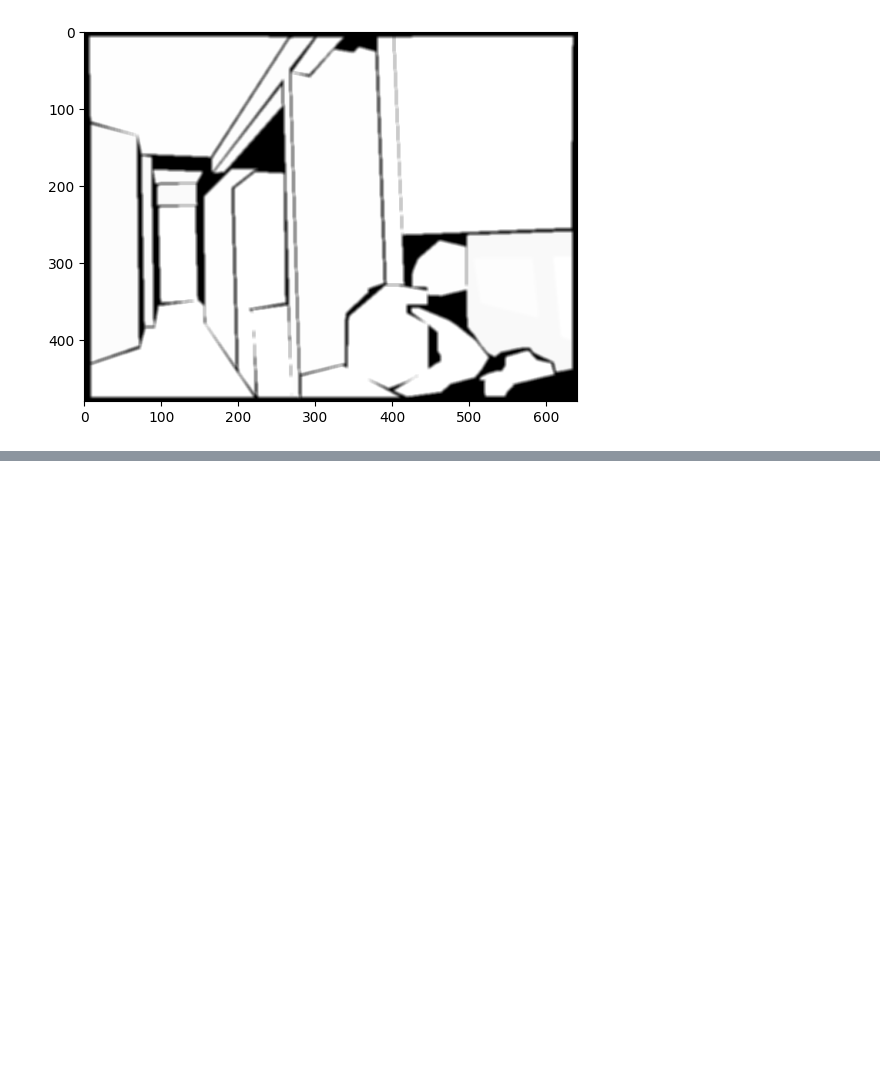
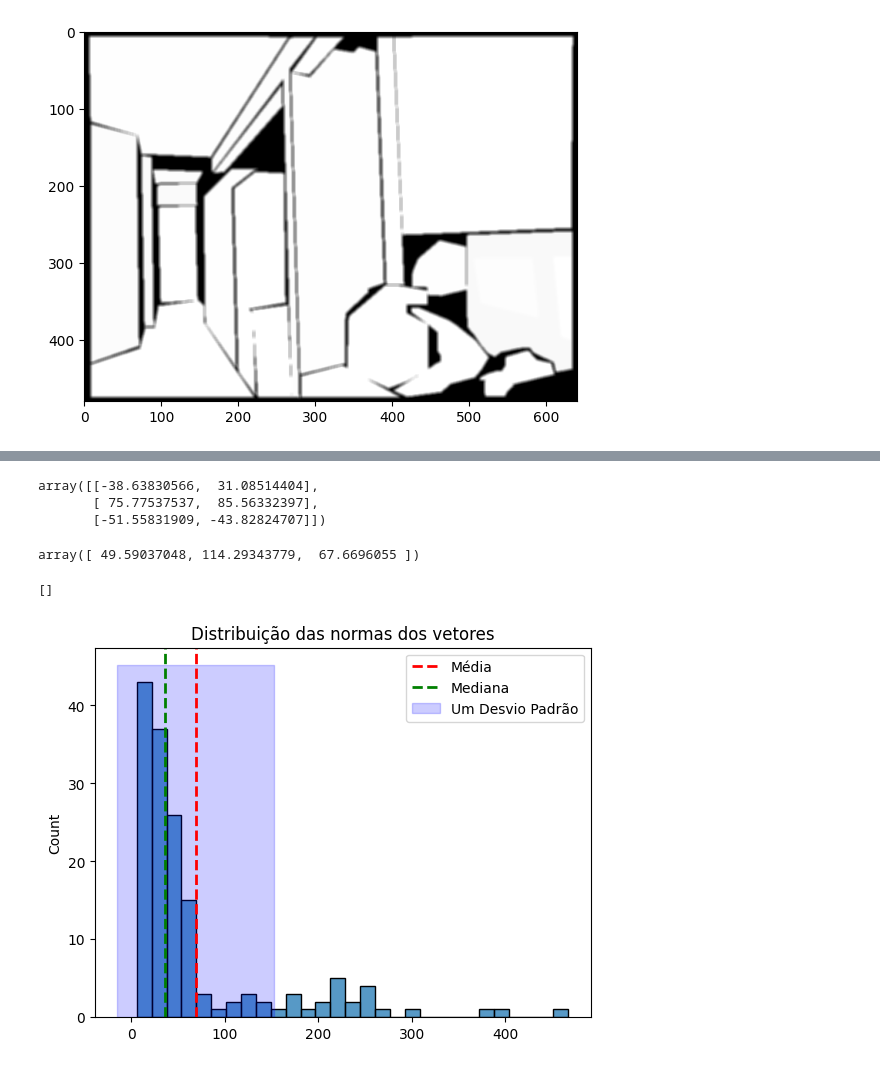
Before and after one commit to Bissiatti/my-tcc, a Jupyter notebook: seleciona_arestas.ipynb, the cells around one changed output, grey strips where cells are left out. Saved outputs shown, nothing was run; the diff lists cells and outputs as text; code cells hidden in the pictures; blank space fills up the shorter version.

```diff
--- a/seleciona_arestas.ipynb
+++ b/seleciona_arestas.ipynb
@@ -197,0 +227,46 @@ True
+# %%
+# calculate norm of lines
+
+vectors = np.zeros([lines.shape[0],2])
+
+vectors[:,0] = lines[:,2] - lines[:,0]
+
+vectors[:,1] = lines[:,1] - lines[:,3]
+
+vectors[0:3]
+# %% [output]
+array([[-38.63830566,  31.08514404],
+       [ 75.77537537,  85.56332397],
+       [-51.55831909, -43.82824707]])
+# %%
+norm = np.linalg.norm(vectors, axis=1)
+
+norm[0:3]
+# %% [output]
+array([ 49.59037048, 114.29343779,  67.6696055 ])
+# %%
+media = np.mean(norm)
+mediana = np.median(norm)
+desvio_padrao = np.std(norm)
+
+# Plota o histograma
+ax = sns.histplot(norm)
+
+# Adiciona uma barra vertical para a média
+ax.axvline(media, color='red', linestyle='dashed', linewidth=2,label="Média")
+
+# Adiciona uma barra vertical para a mediana
+ax.axvline(mediana, color='green', linestyle='dashed', linewidth=2,label="Mediana")
+
+# Adiciona uma separação para o desvio padrão
+ax.fill_between(x=[media-desvio_padrao, media+desvio_padrao], y1=0, y2=ax.get_ylim()[1], color='blue', alpha=0.2,label='Um Desvio Padrão')
+
+# Adiciona um título ao gráfico
+ax.set_title('Distribuição das normas dos vetores')
+
+ax.legend()
+
+plt.plot()
+# %% [output]
+[]
+[figure, added]
```
Also changed, not shown: parts of 41 cells of this notebook, 6 other files.
